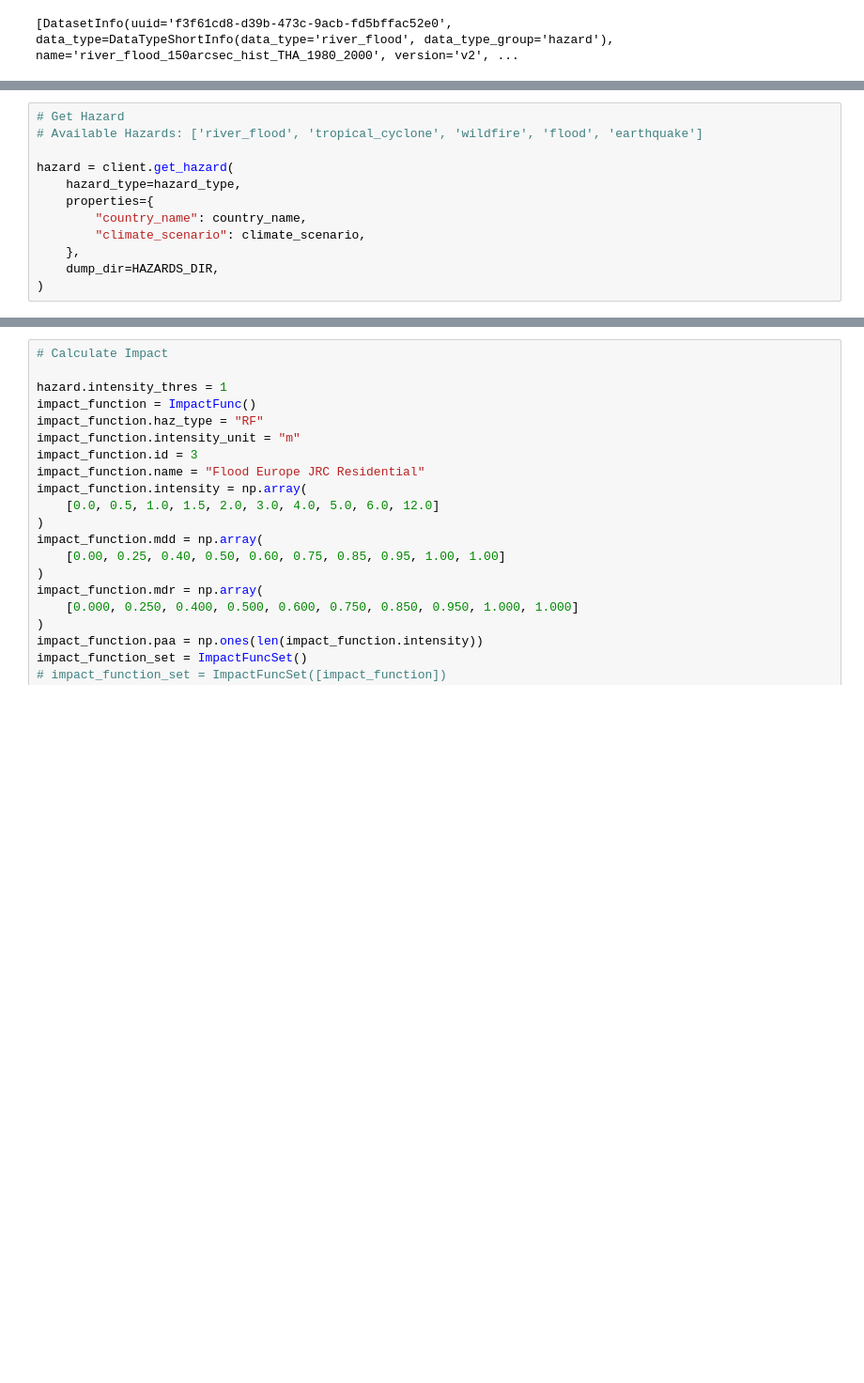
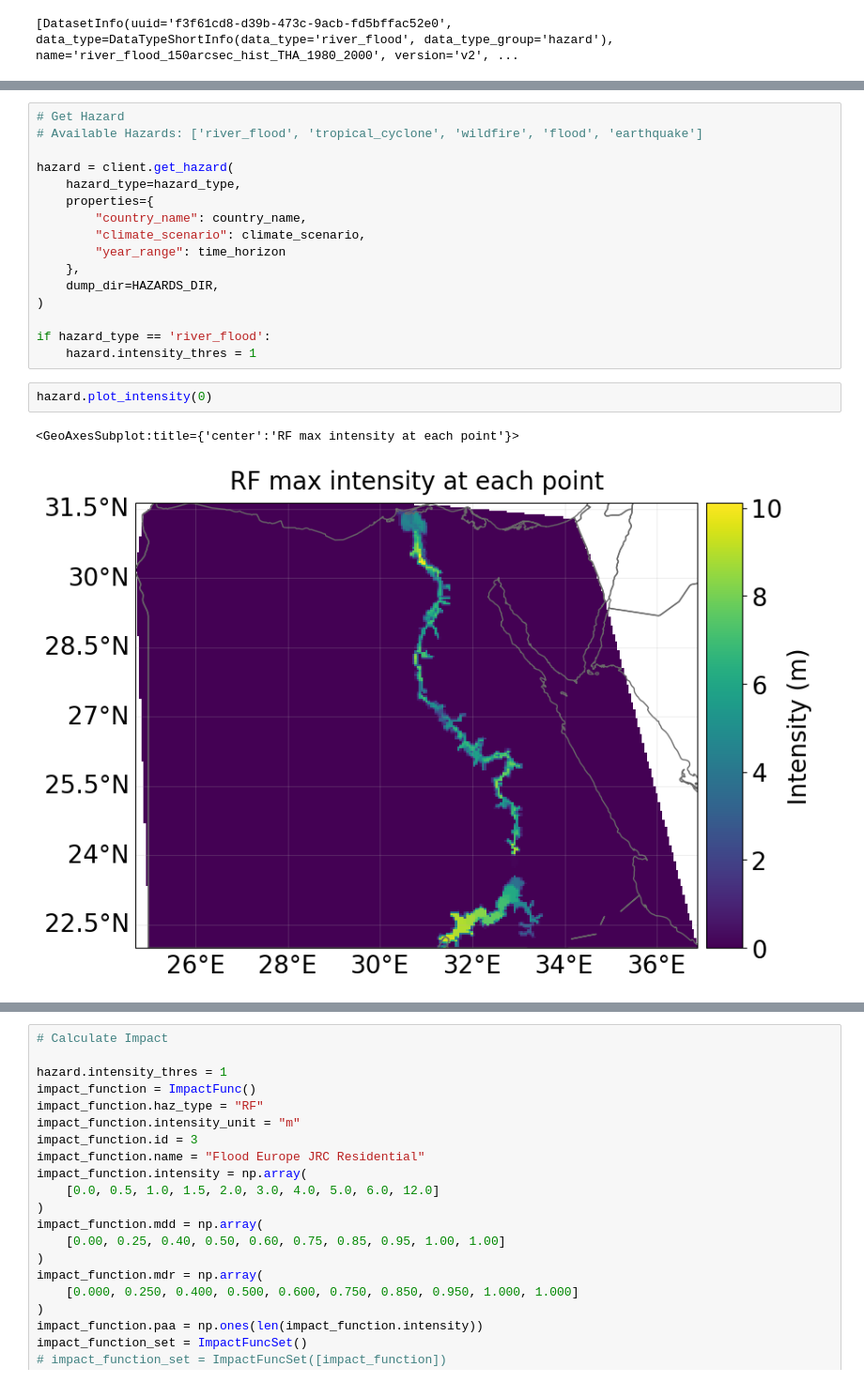
Before and after one commit to gkalomalos/ERA_projects_SWORD, a Jupyter notebook: backend/dev.ipynb, the cells around one changed output, grey strips where cells are left out. Shown at 94% size. Saved outputs shown, nothing was run; the diff lists cells and outputs as text; blank space fills up the shorter version.

```diff
--- a/backend/dev.ipynb
+++ b/backend/dev.ipynb
@@ -132,6 +143,15 @@ hazard = client.get_hazard(
     properties={
         "country_name": country_name,
         "climate_scenario": climate_scenario,
+        "year_range": time_horizon
     },
     dump_dir=HAZARDS_DIR,
 )
+
+if hazard_type == 'river_flood':
+    hazard.intensity_thres = 1
+# %%
+hazard.plot_intensity(0)
+# %% [output]
+<GeoAxesSubplot:title={'center':'RF max intensity at each point'}>
+[figure, added]
```
Also changed, not shown: parts of 16 cells of this notebook, 1 other file.
